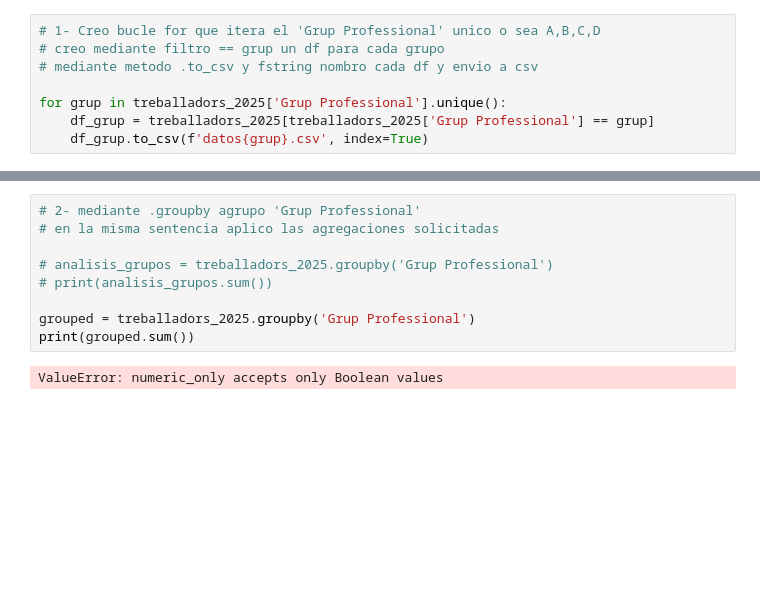
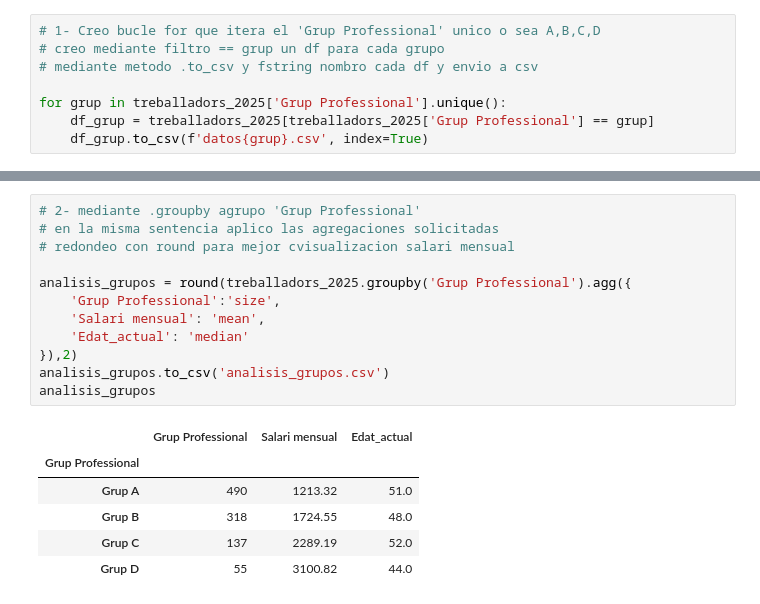
Before and after one commit to rogerloop/03_Especialitzacio, a Jupyter notebook: Sprint_10_Analitica_dades_Python/Sprint_10_Task_S10_01/Task_S10_01.ipynb, the cells around one changed output, grey strips where cells are left out. Cells and saved outputs as stored; diff of their text form; blank space fills up the shorter version.

```diff
--- a/Sprint_10_Analitica_dades_Python/Sprint_10_Task_S10_01/Task_S10_01.ipynb
+++ b/Sprint_10_Analitica_dades_Python/Sprint_10_Task_S10_01/Task_S10_01.ipynb
@@ -444,11 +427,19 @@ treballadors_2025
 # %%
 # 2- mediante .groupby agrupo 'Grup Professional'
 # en la misma sentencia aplico las agregaciones solicitadas
+# redondeo con round para mejor cvisualizacion salari mensual
 
-# analisis_grupos = treballadors_2025.groupby('Grup Professional')
-# print(analisis_grupos.sum())
-
-grouped = treballadors_2025.groupby('Grup Professional')
-print(grouped.sum())
+analisis_grupos = round(treballadors_2025.groupby('Grup Professional').agg({
+    'Grup Professional':'size',
+    'Salari mensual': 'mean',
+    'Edat_actual': 'median'
+}),2)
+analisis_grupos.to_csv('analisis_grupos.csv')
+analisis_grupos
 # %% [output]
-ValueError: numeric_only accepts only Boolean values
+|  | Grup Professional | Salari mensual | Edat_actual |
+| Grup Professional |  |  |  |
+| Grup A | 490 | 1213.32 | 51.0 |
+| Grup B | 318 | 1724.55 | 48.0 |
+| Grup C | 137 | 2289.19 | 52.0 |
+| Grup D | 55 | 3100.82 | 44.0 |
```
Also changed, not shown: parts of 1 cell of this notebook, 1 other file.
